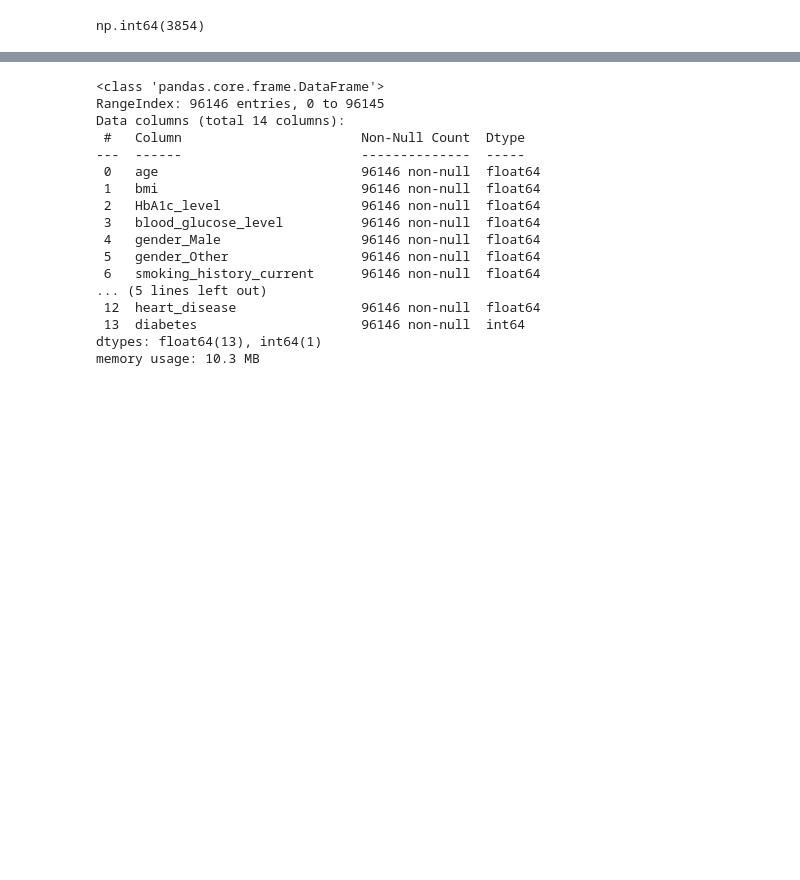
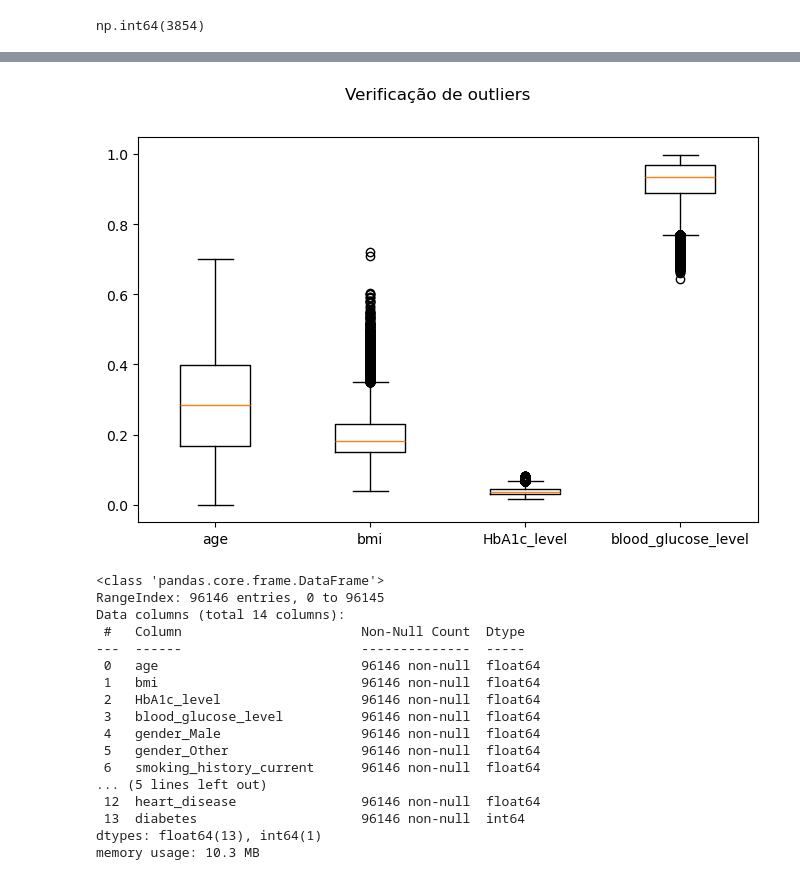
Before and after one commit to rogerioferreira/MVP-Machine_Learning-PUC-RIO, a Jupyter notebook: notebooks/ml-03.ipynb, the cells around one changed output, grey strips where cells are left out. Drawn from its saved outputs; the diff is of its cells as text; code cells hidden in the pictures; blank space fills up the shorter version.

Commit message:
início da análise de outliers

```diff
--- a/notebooks/ml-03.ipynb
+++ b/notebooks/ml-03.ipynb
@@ -129,0 +165,13 @@ df[["hypertension", "heart_disease"]] = df[["hypertension", "heart_disease"]].as
+# %%
+# identificação de outliers nas variáveis não categóricas ou binárias
+
+features = ["age", "bmi", "HbA1c_level", "blood_glucose_level"]
+
+fig = plt.figure(figsize=(8, 5))
+fig.suptitle("Verificação de outliers")
+ax = fig.add_subplot(1, 1, 1)
+plt.boxplot(df[features])
+ax.set_xticklabels(df[features].columns)
+plt.show()
+# %% [output]
+[figure, added]
```
Also changed, not shown: parts of 6 cells of this notebook.
